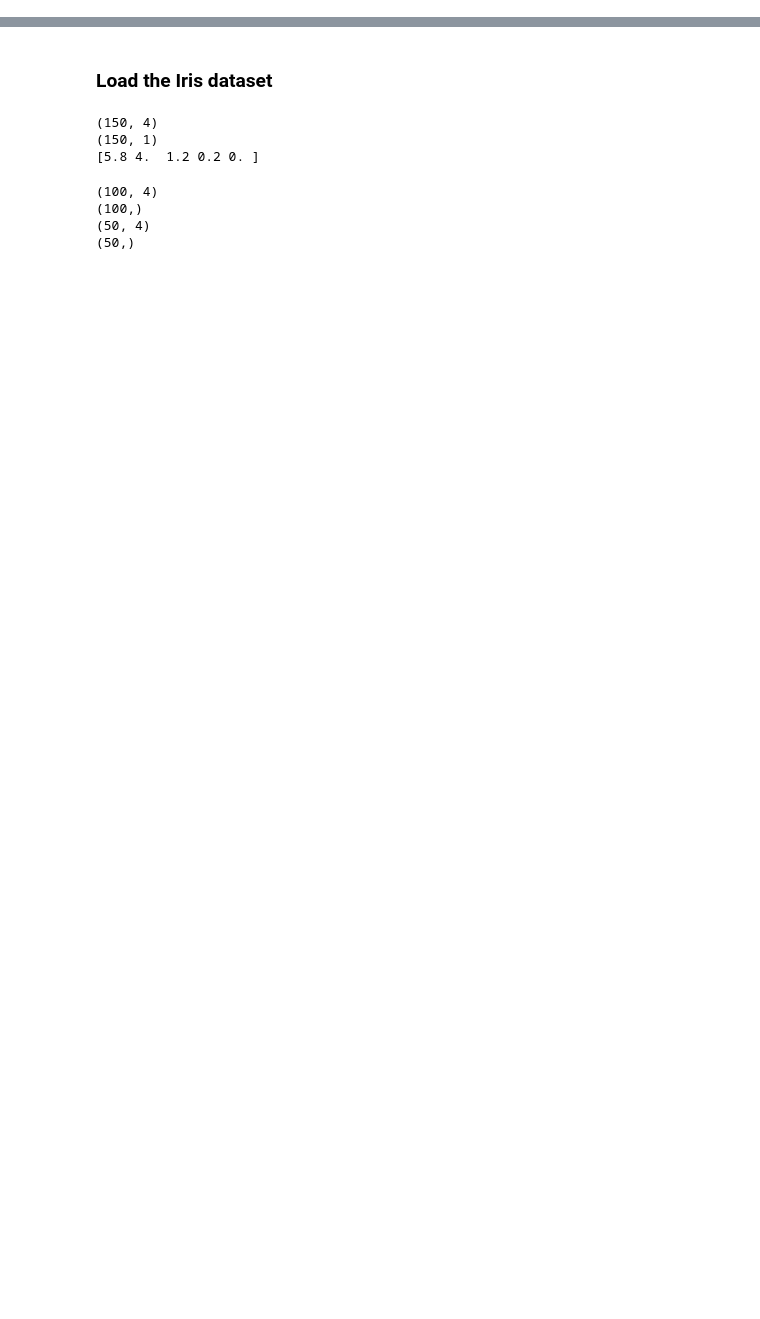
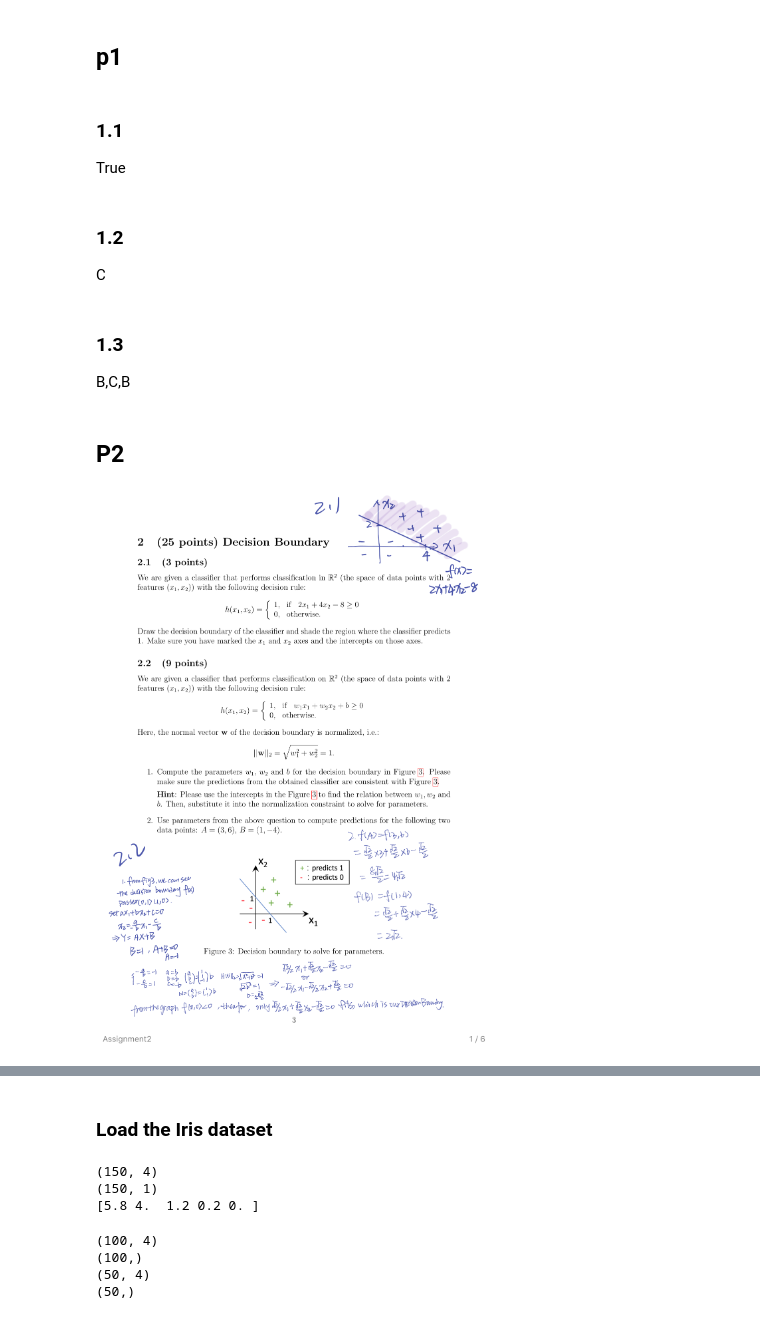
Before and after one commit to SHUYUAN66/COGS-118A, a Jupyter notebook: Assignment2/training_test_errors.ipynb, the cells around one changed output, grey strips where cells are left out. Saved outputs shown, nothing was run; the diff lists cells and outputs as text; code cells hidden in the pictures; blank space fills up the shorter version.

```diff
--- a/Assignment2/training_test_errors.ipynb
+++ b/Assignment2/training_test_errors.ipynb
@@ -0,0 +1,19 @@
+# %% [markdown]
+## p1
+# %% [markdown]
+### 1.1
+True
+# %% [markdown]
+### 1.2
+C
+# %% [markdown]
+
+### 1.3
+B,C,B
+# %% [markdown]
+## P2
+# %%
+from IPython.display import Image
+Image('P1.png')
+# %% [output]
+[figure, added]
```
Also changed, not shown: parts of 25 cells of this notebook, 7 other files.
